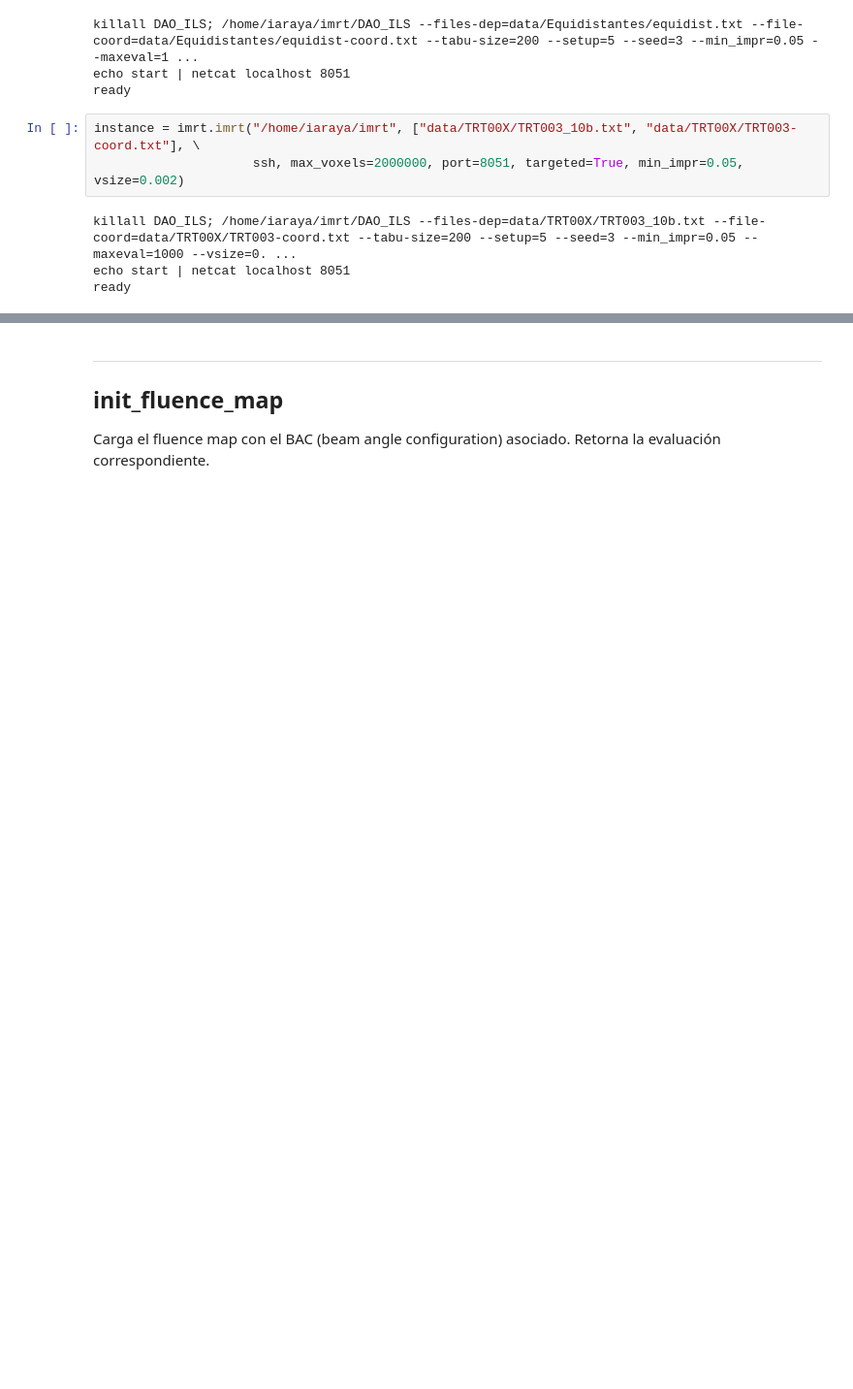
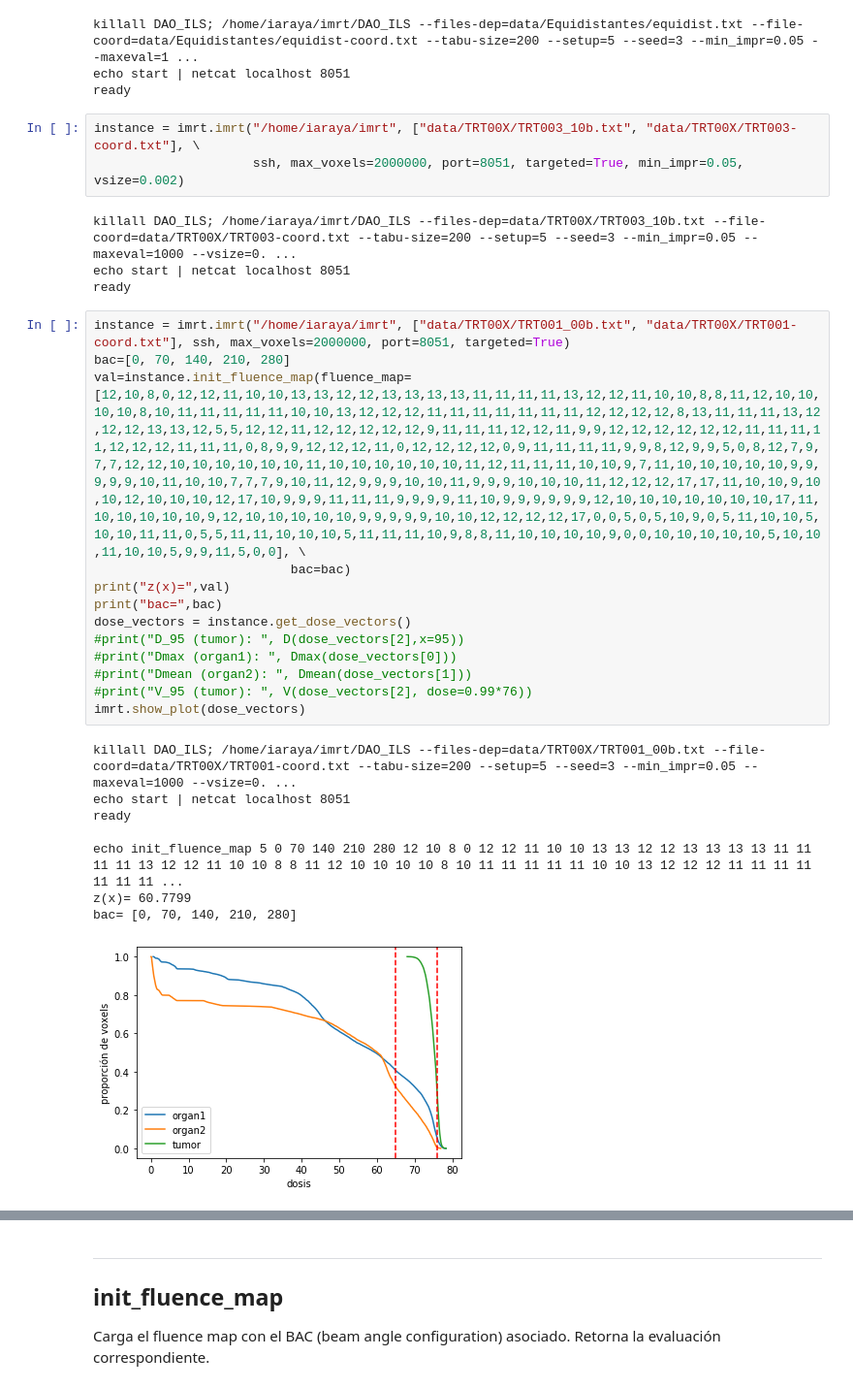
Before and after one commit to rilianx/Research, a Jupyter notebook: imrt_bao/tutorial.ipynb, the cells around one changed output, grey strips where cells are left out. Shown at 97% size. Cells and saved outputs as stored; diff of their text form; blank space fills up the shorter version.

```diff
--- a/imrt_bao/tutorial.ipynb
+++ b/imrt_bao/tutorial.ipynb
@@ -45,3 +48,25 @@ instance = imrt.imrt("/home/iaraya/imrt", ["data/TRT00X/TRT003_10b.txt", "data/T
 killall DAO_ILS; /home/iaraya/imrt/DAO_ILS --files-dep=data/TRT00X/TRT003_10b.txt --file-coord=data/TRT00X/TRT003-coord.txt --tabu-size=200 --setup=5 --seed=3 --min_impr=0.05 --maxeval=1000 --vsize=0. ...
 echo start | netcat localhost 8051
 ready
+# %%
+instance = imrt.imrt("/home/iaraya/imrt", ["data/TRT00X/TRT001_00b.txt", "data/TRT00X/TRT001-coord.txt"], ssh, max_voxels=2000000, port=8051, targeted=True)
+bac=[0, 70, 140, 210, 280]
+val=instance.init_fluence_map(fluence_map=[12,10,8,0,12,12,11,10,10,13,13,12,12,13,13,13,13,11,11,11,11,13,12,12,11,10,10,8,8,11,12,10,10,10,10,8,10,11,11,11,11,11,10,10,13,12,12,12,11,11,11,11,11,11,11,12,12,12,12,8,13,11,11,11,13,12,12,12,13,13,12,5,5,12,12,11,12,12,12,12,12,9,11,11,11,12,12,11,9,9,12,12,12,12,12,12,11,11,11,11,12,12,12,11,11,11,0,8,9,9,12,12,12,11,0,12,12,12,12,0,9,11,11,11,11,9,9,8,12,9,9,5,0,8,12,7,9,7,7,12,12,10,10,10,10,10,10,11,10,10,10,10,10,10,11,12,11,11,11,10,10,9,7,11,10,10,10,10,10,9,9,9,9,9,10,11,10,10,7,7,7,9,10,11,12,9,9,9,10,10,11,9,9,9,10,10,10,11,12,12,12,17,17,11,10,10,9,10,10,12,10,10,10,12,17,10,9,9,9,11,11,11,9,9,9,9,11,10,9,9,9,9,9,9,12,10,10,10,10,10,10,10,17,11,10,10,10,10,10,9,12,10,10,10,10,10,9,9,9,9,9,10,10,12,12,12,12,17,0,0,5,0,5,10,9,0,5,11,10,10,5,10,10,11,11,0,5,5,11,11,10,10,10,5,11,11,11,10,9,8,8,11,10,10,10,10,9,0,0,10,10,10,10,10,5,10,10,11,10,10,5,9,9,11,5,0,0], \
+                          bac=bac)
+print("z(x)=",val)
+print("bac=",bac)
+dose_vectors = instance.get_dose_vectors()
+#print("D_95 (tumor): ", D(dose_vectors[2],x=95))
+#print("Dmax (organ1): ", Dmax(dose_vectors[0]))
+#print("Dmean (organ2): ", Dmean(dose_vectors[1]))
+#print("V_95 (tumor): ", V(dose_vectors[2], dose=0.99*76))
+imrt.show_plot(dose_vectors)
+# %% [output]
+killall DAO_ILS; /home/iaraya/imrt/DAO_ILS --files-dep=data/TRT00X/TRT001_00b.txt --file-coord=data/TRT00X/TRT001-coord.txt --tabu-size=200 --setup=5 --seed=3 --min_impr=0.05 --maxeval=1000 --vsize=0. ...
+echo start | netcat localhost 8051
+ready
+
+echo init_fluence_map 5 0 70 140 210 280 12 10 8 0 12 12 11 10 10 13 13 12 12 13 13 13 13 11 11 11 11 13 12 12 11 10 10 8 8 11 12 10 10 10 10 8 10 11 11 11 11 11 10 10 13 12 12 12 11 11 11 11 11 11 11 ...
+z(x)= 60.7799
+bac= [0, 70, 140, 210, 280]
+[figure, added]
```
Also changed, not shown: parts of 10 cells of this notebook, 3 other files.
